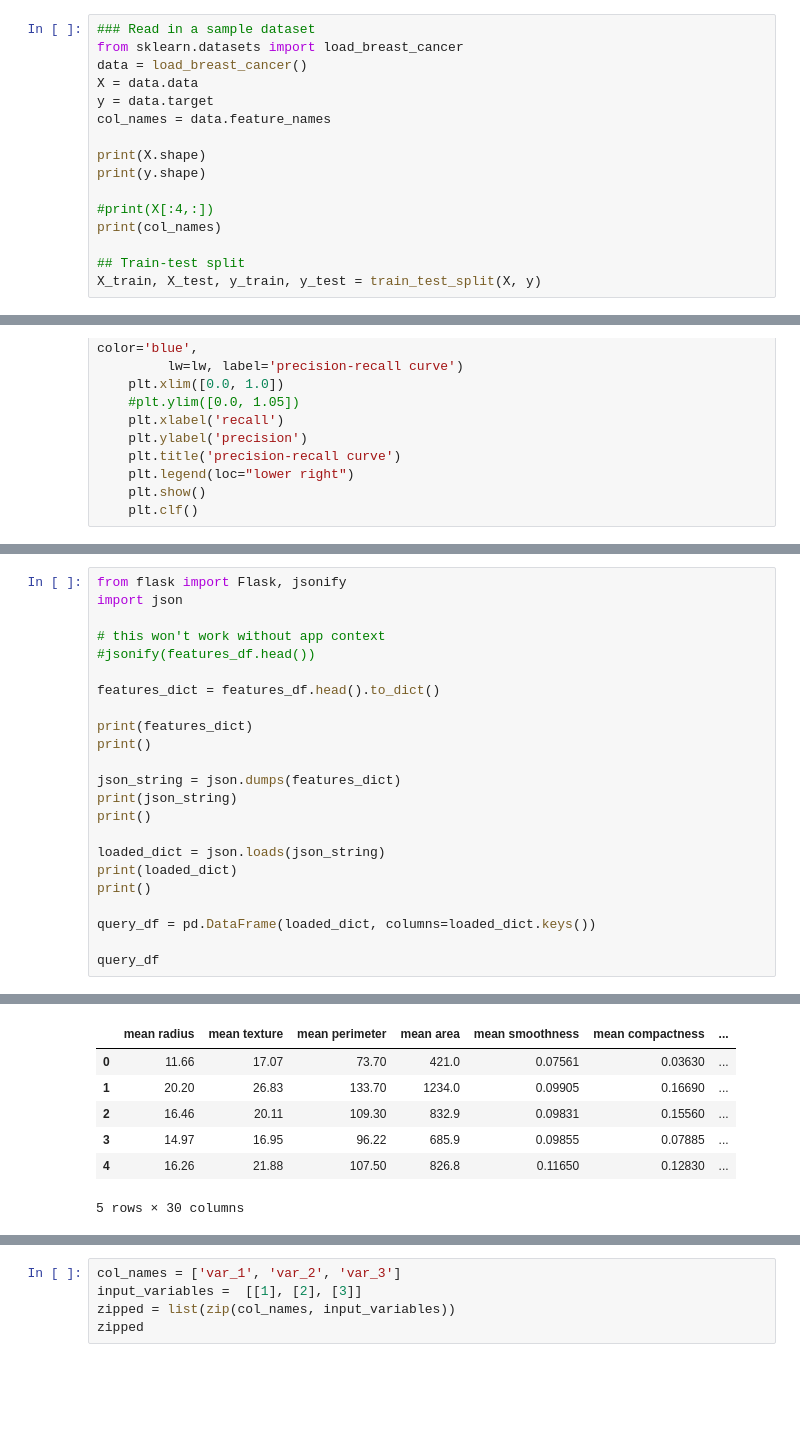
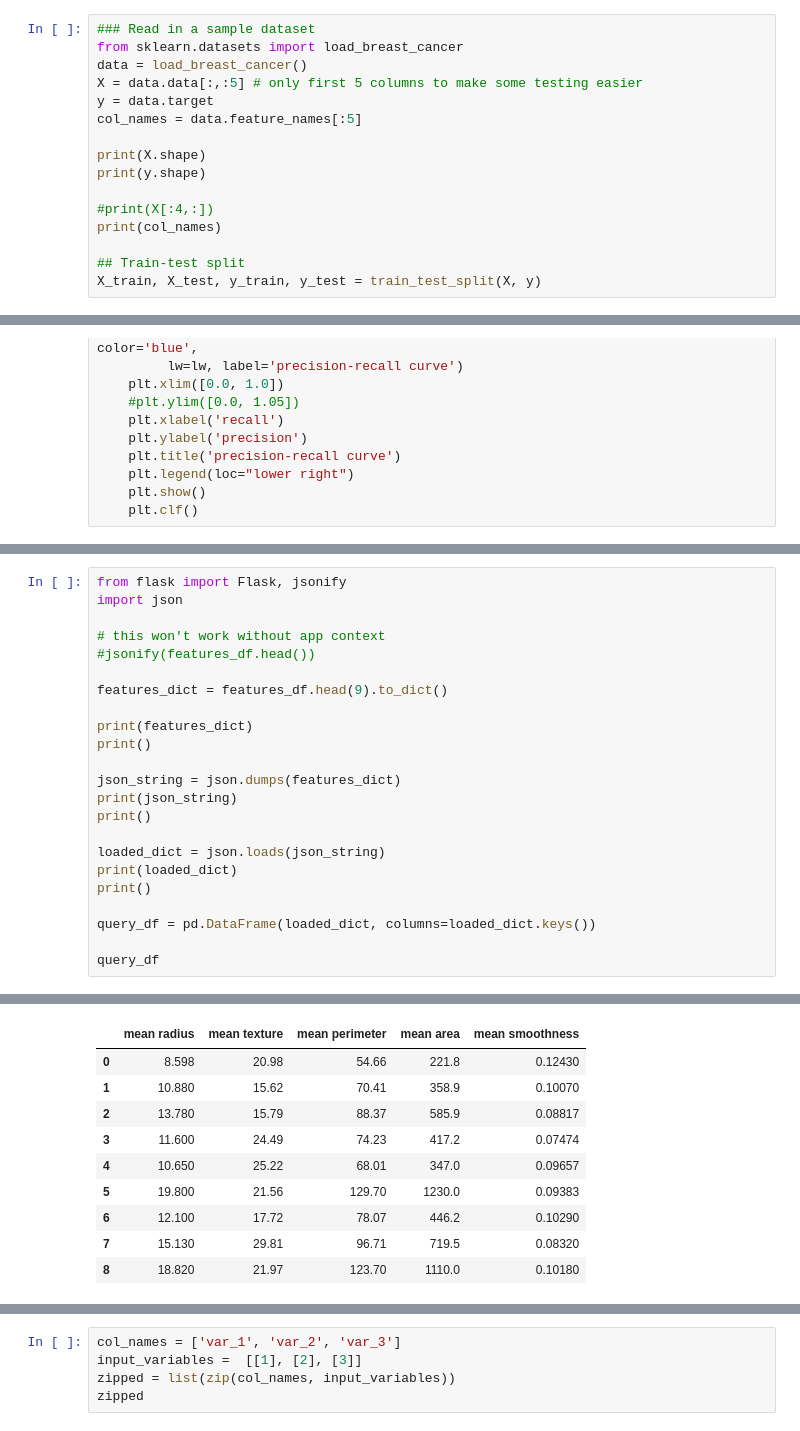
Before and after one commit to tsekulski/prediction_api, a Jupyter notebook: sklearn_and_json_tests.ipynb, the cells around one changed output, grey strips where cells are left out. Cells and saved outputs as stored; diff of their text form; blank space fills up the shorter version.

```diff
--- a/sklearn_and_json_tests.ipynb
+++ b/sklearn_and_json_tests.ipynb
@@ -35,9 +35,9 @@ Packages successfully loaded.
 ### Read in a sample dataset
 from sklearn.datasets import load_breast_cancer
 data = load_breast_cancer()
-X = data.data
+X = data.data[:,:5] # only first 5 columns to make some testing easier
 y = data.target
-col_names = data.feature_names
+col_names = data.feature_names[:5]
 
 print(X.shape)
 print(y.shape)
@@ -208,7 +202,7 @@ import json
 # this won't work without app context
 #jsonify(features_df.head())
 
-features_dict = features_df.head().to_dict()
+features_dict = features_df.head(9).to_dict()
 
 print(features_dict)
 print()
@@ -233,8 +227,11 @@ query_df
-|  | mean radius | mean texture | mean perimeter | mean area | mean smoothness | mean compactness | ... |
-| 0 | 11.66 | 17.07 | 73.70 | 421.0 | 0.07561 | 0.03630 | ... |
-| 1 | 20.20 | 26.83 | 133.70 | 1234.0 | 0.09905 | 0.16690 | ... |
-| 2 | 16.46 | 20.11 | 109.30 | 832.9 | 0.09831 | 0.15560 | ... |
-| 3 | 14.97 | 16.95 | 96.22 | 685.9 | 0.09855 | 0.07885 | ... |
-| 4 | 16.26 | 21.88 | 107.50 | 826.8 | 0.11650 | 0.12830 | ... |
+|  | mean radius | mean texture | mean perimeter | mean area | mean smoothness |
+| 0 | 8.598 | 20.98 | 54.66 | 221.8 | 0.12430 |
+| 1 | 10.880 | 15.62 | 70.41 | 358.9 | 0.10070 |
+| 2 | 13.780 | 15.79 | 88.37 | 585.9 | 0.08817 |
+| 3 | 11.600 | 24.49 | 74.23 | 417.2 | 0.07474 |
+| 4 | 10.650 | 25.22 | 68.01 | 347.0 | 0.09657 |
+| 5 | 19.800 | 21.56 | 129.70 | 1230.0 | 0.09383 |
+| 6 | 12.100 | 17.72 | 78.07 | 446.2 | 0.10290 |
+| 7 | 15.130 | 29.81 | 96.71 | 719.5 | 0.08320 |
+| 8 | 18.820 | 21.97 | 123.70 | 1110.0 | 0.10180 |
-5 rows × 30 columns
 # %%
```
Also changed, not shown: parts of 7 cells of this notebook, 1 other file.
